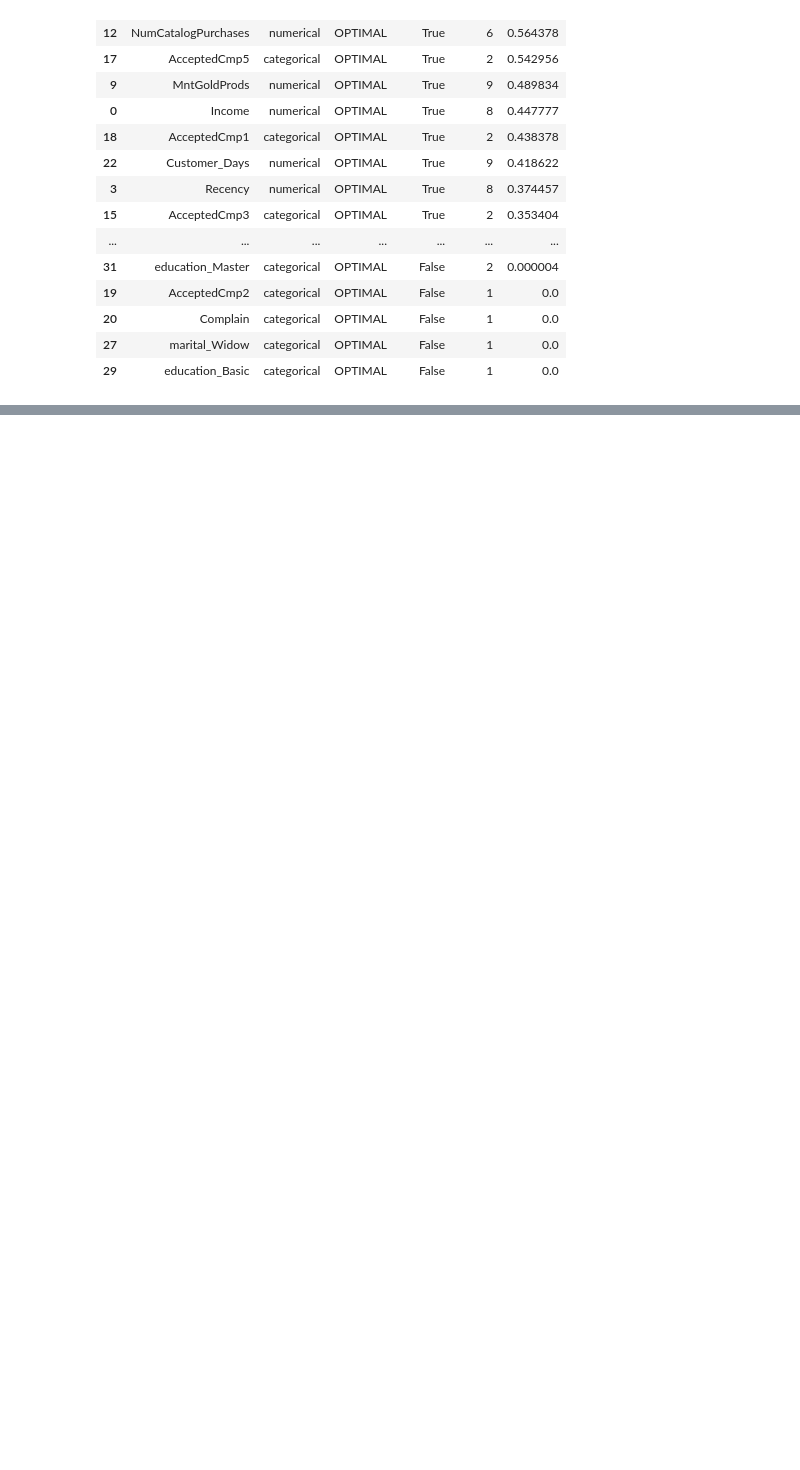
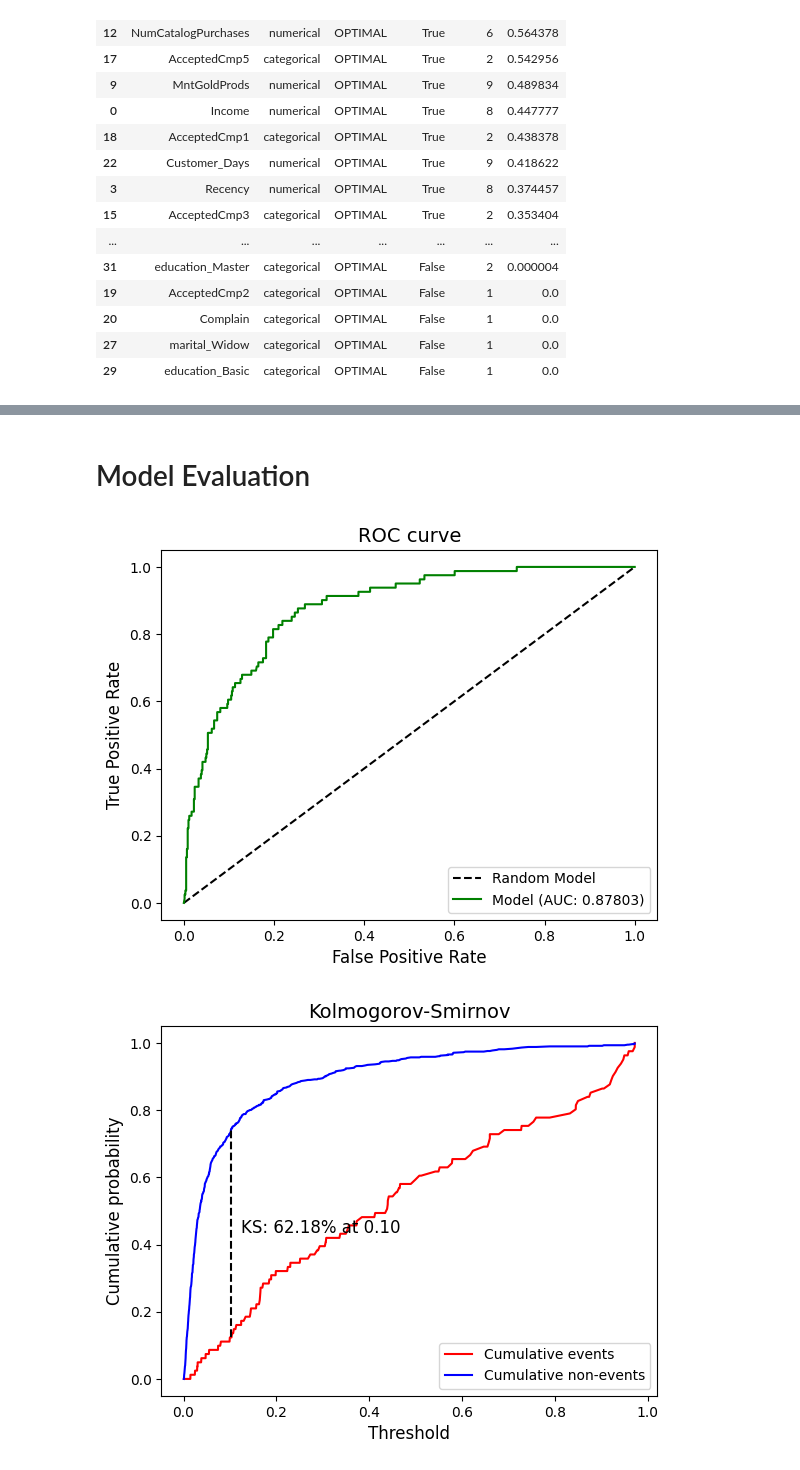
Before and after one commit to mariejbennett/customer-market-analysis, a Jupyter notebook: customer_scorecard.ipynb, the cells around one changed output, grey strips where cells are left out. Saved outputs shown, nothing was run; the diff lists cells and outputs as text; code cells hidden in the pictures; blank space fills up the shorter version.

Commit message:
Scorecard Creation

```diff
--- a/customer_scorecard.ipynb
+++ b/customer_scorecard.ipynb
@@ -36,9 +40,9 @@ X_train, X_test, y_train, y_test = train_test_split(X, y, test_size=0.3, random_
 # %%
-# bin continuous variables
+# get list of column names to evaluate
 colnames = list(X_train.columns)
 
 # variable selection (IV >= 0.05)
-selection_criteria = {"iv": {"min": 0.05, "max": 1}}
+selection_criteria = {"iv": {"min": 0.1, "max": 1}}
 
 # binning criteria
 bin_proc = BinningProcess(colnames, selection_criteria = selection_criteria, categorical_variables = ifood_cat)
@@ -68,0 +75,11 @@ iv_all[iv_all.columns[0:6]].sort_values(by = ["iv"], ascending = False)
+# %%
+# initialize the logistic regression model
+estimator = LogisticRegression(solver = "lbfgs")
+
+# build scorecard using the bins (WOE approach) and the estimator defined
+scorecard = Scorecard(binning_process = bin_proc,
+                      estimator = estimator, scaling_method = "pdo_odds",
+                      scaling_method_params = {"pdo": 20,
+                      "scorecard_points": 500, "odds": 9})
+
+scorecard.fit(X_train, y_train)
@@ -68,0 +123,16 @@ iv_all[iv_all.columns[0:6]].sort_values(by = ["iv"], ascending = False)
+# %% [markdown]
+# Model Evaluation
+# %%
+# get predictions
+y_pred = scorecard.predict_proba(X_test)[:, 1]
+
+# assess the predictive power with a ROC curve
+plot_auc_roc(y_test, y_pred)
+plt.show()
+
+# find the optimal cut-off with the KS plot
+plot_ks(y_test, y_pred)
+plt.show()
+# %% [output]
+[figure, added]
+[figure, added]
```
Also changed, not shown: parts of 6 cells of this notebook.
